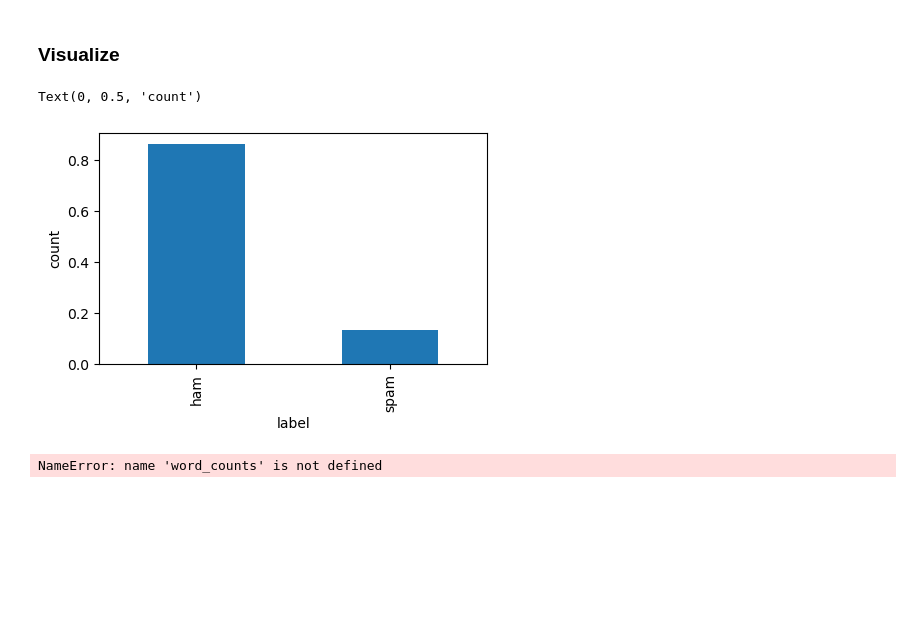
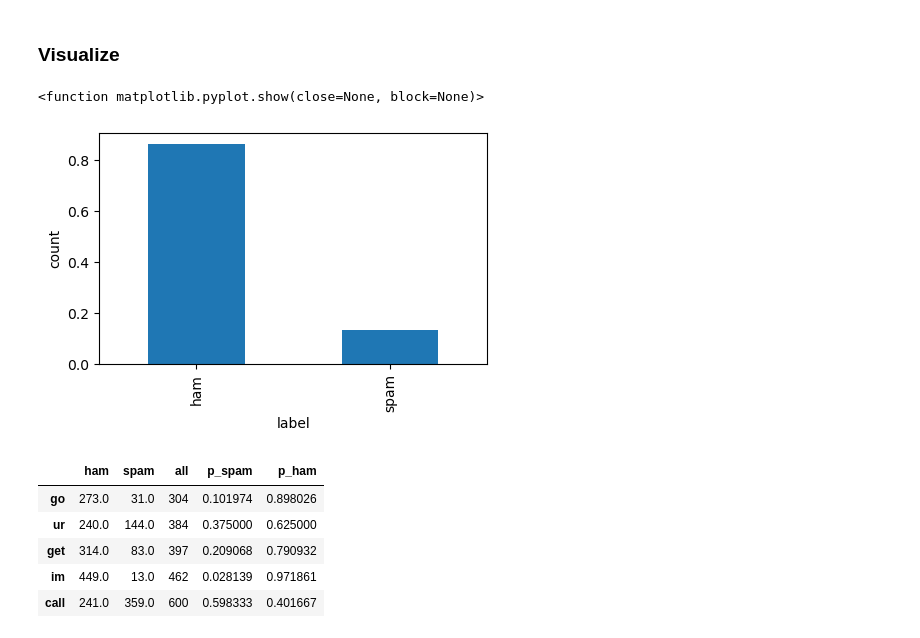
Before and after one commit to MigashaneVictoire/natural-language-processing-exercises, a Jupyter notebook: explore.ipynb, the cells around one changed output. Cells and saved outputs as stored; diff of their text form; code cells hidden in the pictures; blank space fills up the shorter version.

```diff
--- a/explore.ipynb
+++ b/explore.ipynb
@@ -116,20 +186,19 @@ completly_spam.head()
 plt.figure(figsize=(5,3))
 (df.groupby("label").count().text/len(df)).plot.bar()
 plt.ylabel("count")
+plt.show
 # %% [output]
-Text(0, 0.5, 'count')
+<function matplotlib.pyplot.show(close=None, block=None)>
 [figure]
-# %%
-# figure out the percentage of spam vs ham
-(word_counts
- .assign(p_spam=word_counts.spam / word_counts['all'],
-         p_ham=word_counts.ham / word_counts['all'])
- .sort_values(by='all')
- [['p_spam', 'p_ham']]
- .tail(20)
- .sort_values('p_ham')
- .plot.barh(stacked=True))
-
-plt.title('Proportion of Spam vs Ham for the 20 most common words')
-# %% [output]
-NameError: name 'word_counts' is not defined
+# %%
+# Assign new columns to a DataFrame.
+freq_df = freq_df.assign(p_spam = freq_df.spam / freq_df["all"],
+                         p_ham = freq_df.ham / freq_df["all"]).sort_values(by="all")
+freq_df.tail()
+# %% [output]
+|  | ham | spam | all | p_spam | p_ham |
+| go | 273.0 | 31.0 | 304 | 0.101974 | 0.898026 |
+| ur | 240.0 | 144.0 | 384 | 0.375000 | 0.625000 |
+| get | 314.0 | 83.0 | 397 | 0.209068 | 0.790932 |
+| im | 449.0 | 13.0 | 462 | 0.028139 | 0.971861 |
+| call | 241.0 | 359.0 | 600 | 0.598333 | 0.401667 |
```
Also changed, not shown: parts of 13 cells of this notebook, 3 other files.
